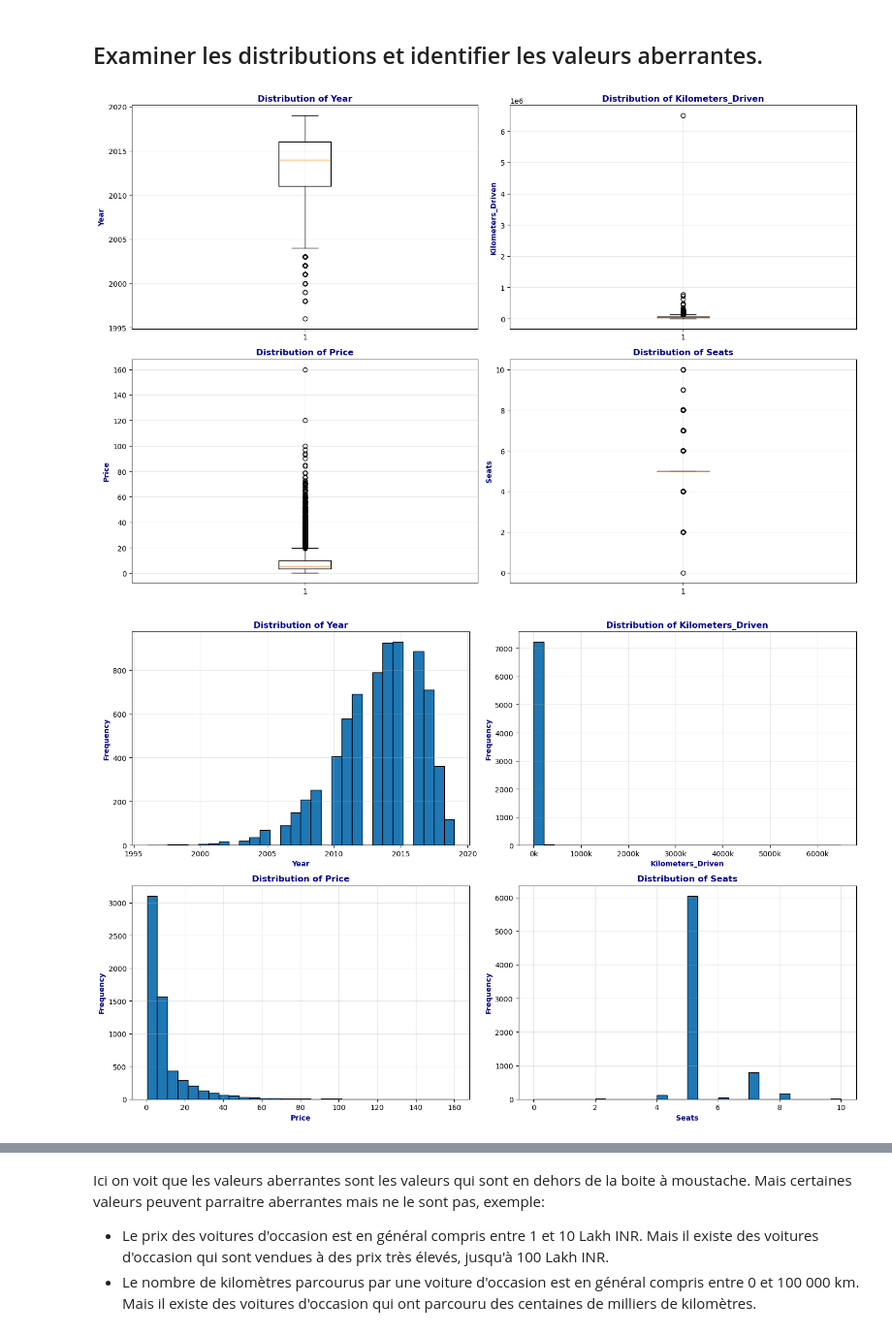
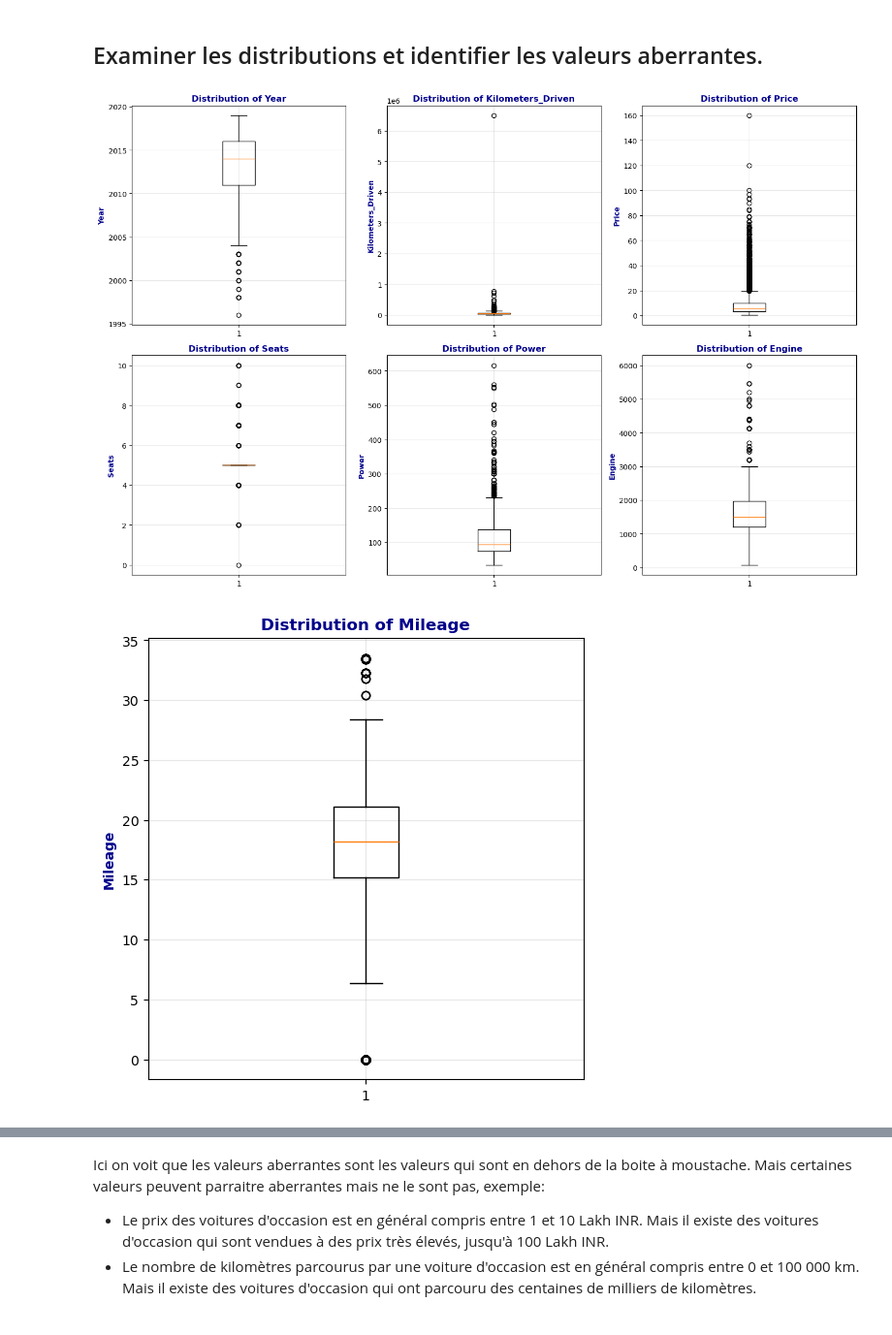
Before and after one commit to Ptitlu42/TP_data_mining, a Jupyter notebook: TP_eda.ipynb, the cells around one changed output, grey strips where cells are left out. Shown at 97% size. Saved outputs shown, nothing was run; the diff lists cells and outputs as text; code cells hidden in the pictures.

```diff
--- a/TP_eda.ipynb
+++ b/TP_eda.ipynb
@@ -74,0 +84,5 @@ UNDERLINE = '\033[4m'
+# %%
+df['Mileage'] = df['Mileage'].astype(str).str.extract(r'(\d+\.?\d*)').astype(float)
+df['Engine'] = df['Engine'].astype(str).str.extract(r'(\d+\.?\d*)').astype(float)
+df['Power'] = df['Power'].astype(str).str.extract(r'(\d+\.?\d*)').astype(float)
+df.head()
@@ -104,11 +127,11 @@ Price: 125.17
 # %% [markdown]
 ## Examiner les distributions et identifier les valeurs aberrantes.
 # %%
-numerical_features = ['Year', 'Kilometers_Driven', 'Price', 'Seats']
+numerical_features = ['Year', 'Kilometers_Driven', 'Price', 'Seats', 'Power', 'Engine', 'Mileage']
 
 plt.figure(figsize=(15, 10))
-for i, feature in enumerate(numerical_features, 1):
-    plt.subplot(2, 2, i)
+for i, feature in enumerate(numerical_features[:6], 1):
+    plt.subplot(2, 3, i)
     data = df[feature].dropna()
     plt.boxplot(data)
     plt.title(f'Distribution of {feature}', color='darkblue', fontweight='bold')
@@ -118,37 +141,58 @@ plt.tight_layout()
 plt.show()
 
 plt.figure(figsize=(15, 10))
-for i, feature in enumerate(numerical_features, 1):
-    plt.subplot(2, 2, i)
+plt.subplot(2, 3, 6)
+data = df['Mileage'].dropna()
+plt.boxplot(data)
+plt.title('Distribution of Mileage', color='darkblue', fontweight='bold')
+plt.grid(True, alpha=0.3)
+plt.ylabel('Mileage', color='darkblue', fontweight='bold')
+plt.tight_layout()
+plt.show()
+
+plt.figure(figsize=(15, 10))
+for i, feature in enumerate(numerical_features[:6], 1):
+    plt.subplot(2, 3, i)
     data = df[feature].dropna()
     plt.hist(data, bins=30, edgecolor='black')
     plt.title(f'Distribution of {feature}', color='darkblue', fontweight='bold')
     plt.grid(True, alpha=0.3)
     if feature == 'Kilometers_Driven':
         plt.gca().xaxis.set_major_formatter(lambda x, p: f'{int(x/1000)}k')
     plt.xlabel(feature, color='darkblue', fontweight='bold')
     plt.ylabel('Frequency', color='darkblue', fontweight='bold')
+plt.tight_layout()
+plt.show()
+
+plt.figure(figsize=(15, 10))
+plt.subplot(2, 3, 6)
+data = df['Mileage'].dropna()
+plt.hist(data, bins=30, edgecolor='black')
+plt.title('Distribution of Mileage', color='darkblue', fontweight='bold')
+plt.grid(True, alpha=0.3)
+plt.xlabel('Mileage', color='darkblue', fontweight='bold')
+plt.ylabel('Frequency', color='darkblue', fontweight='bold')
 plt.tight_layout()
 plt.show()
 
 def detect_outliers(df, column):
     Q1 = df[column].quantile(0.25)
     Q3 = df[column].quantile(0.75)
     IQR = Q3 - Q1
     lower_bound = Q1 - 1.5 * IQR
     upper_bound = Q3 + 1.5 * IQR
     outliers = df[(df[column] < lower_bound) | (df[column] > upper_bound)][column]
     return len(outliers), lower_bound, upper_bound
 
 print(f'{HEADER}Analyse des valeurs aberrantes:{ENDC}')
 for feature in numerical_features:
     n_outliers, lower, upper = detect_outliers(df, feature)
     print(f'\n{CYAN}{feature}:{ENDC}')
     print(f'{BLUE}Nombre de valeurs aberrantes: {BOLD}{n_outliers}{ENDC}')
     print(f'{BLUE}Limite inférieure: {BOLD}{lower:.2f}{ENDC}')
     print(f'{BLUE}Limite supérieure: {BOLD}{upper:.2f}{ENDC}')
     print(f'{BLUE}Valeur minimale: {BOLD}{df[feature].min():.2f}{ENDC}')
     print(f'{BLUE}Valeur maximale: {BOLD}{df[feature].max():.2f}{ENDC}')
 # %% [output]
-[figure, old version]
+[figure, new version]
-[figure, old version]
+[figure, new version]
```
Also changed, not shown: parts of 12 cells of this notebook.
